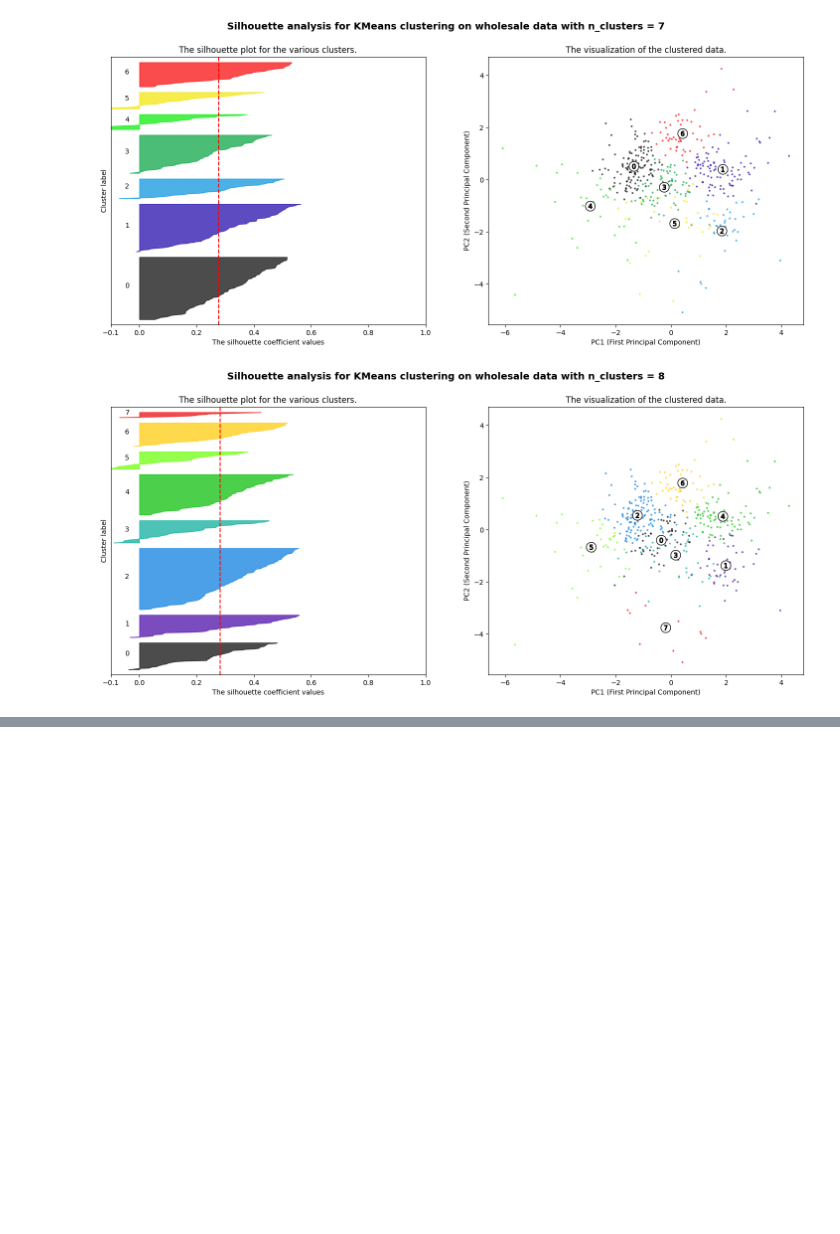
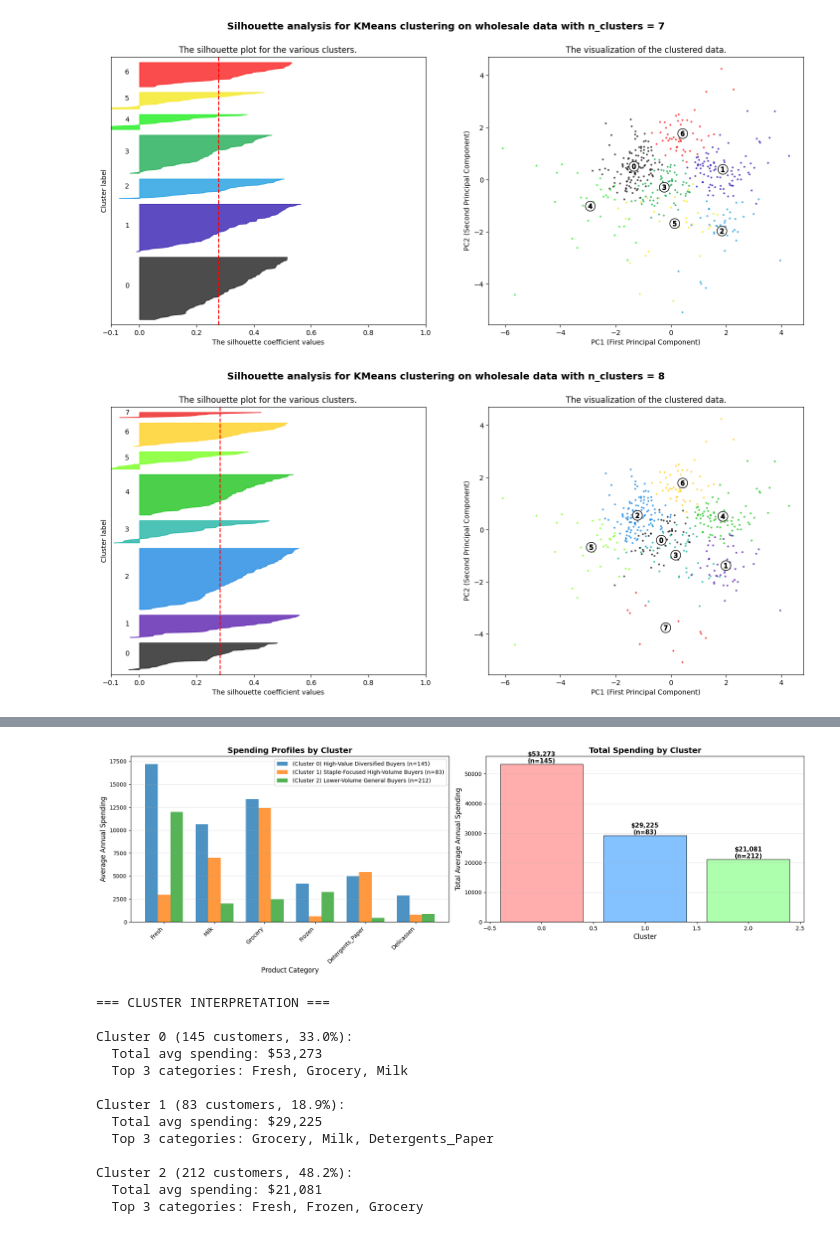
Before and after one commit to EsserMishelle/customer-spending-segmentation, a Jupyter notebook: 4_Cluster_Interpretation.ipynb, the cells around one changed output, grey strips where cells are left out. Drawn from its saved outputs; the diff is of its cells as text; code cells hidden in the pictures; blank space fills up the shorter version.

```diff
--- a/4_Cluster_Interpretation.ipynb
+++ b/4_Cluster_Interpretation.ipynb
@@ -199,0 +190,80 @@ dtype: int64
+# %%
+import matplotlib.pyplot as plt
+import numpy as np
+
+cluster_names = {
+    0: 'High-Value Diversified Buyers',
+    1: 'Staple-Focused High-Volume Buyers',
+    2: 'Lower-Volume General Buyers'
+}
+
+# Calculate averages
+cluster_summary = df.groupby('Cluster')[spend_cols].mean()
+cluster_sizes = df['Cluster'].value_counts().sort_index()
+
+# Create figure
+fig, (ax1, ax2) = plt.subplots(1, 2, figsize=(18, 6))
+
+# Left: Spending by category
+x = np.arange(len(spend_cols))
+width = 0.25
+
+for i, cluster in enumerate(cluster_summary.index):
+    offset = width * (i - 1)
+    ax1.bar(x + offset, cluster_summary.loc[cluster], width,
+            label=f'(Cluster {cluster}) {cluster_names[cluster]} (n={cluster_sizes[cluster]})', alpha=0.8)
+
+ax1.set_xlabel('Product Category', fontsize=12)
+ax1.set_ylabel('Average Annual Spending', fontsize=12)
+ax1.set_title('Spending Profiles by Cluster', fontsize=14, fontweight='bold')
+ax1.set_xticks(x)
+ax1.set_xticklabels(spend_cols, rotation=45, ha='right')
+ax1.legend()
+ax1.grid(alpha=0.3, axis='y')
+
+
+
+# Right: Total spending comparison
+totals = cluster_summary.sum(axis=1)
+colors = ['#ff9999', '#66b3ff', '#99ff99']
+bars = ax2.bar(cluster_summary.index, totals, color=colors, alpha=0.8, edgecolor='black')
+
+# Add value labels on bars
+for bar, size in zip(bars, cluster_sizes):
+    height = bar.get_height()
+    ax2.text(bar.get_x() + bar.get_width()/2., height,
+            f'${height:,.0f}\n(n={size})',
+            ha='center', va='bottom', fontsize=11, fontweight='bold')
+
+ax2.set_xlabel('Cluster', fontsize=12)
+ax2.set_ylabel('Total Average Annual Spending', fontsize=12)
+ax2.set_title('Total Spending by Cluster', fontsize=14, fontweight='bold')
+ax2.grid(alpha=0.3, axis='y')
+
+plt.tight_layout()
+plt.show()
+
+# Print clear interpretation
+print("\n=== CLUSTER INTERPRETATION ===")
+for cluster in sorted(df['Cluster'].unique()):
+    cluster_data = df[df['Cluster'] == cluster]
+    avg_spend = cluster_data[spend_cols].mean()
+
+    print(f"\nCluster {cluster} ({len(cluster_data)} customers, {len(cluster_data)/len(df)*100:.1f}%):")
+    print(f"  Total avg spending: ${avg_spend.sum():,.0f}")
+    print(f"  Top 3 categories: {', '.join(avg_spend.nlargest(3).index.tolist())}")
+# %% [output]
+[figure, added]
+=== CLUSTER INTERPRETATION ===
+
+Cluster 0 (145 customers, 33.0%):
+  Total avg spending: $53,273
+  Top 3 categories: Fresh, Grocery, Milk
+
+Cluster 1 (83 customers, 18.9%):
+  Total avg spending: $29,225
+  Top 3 categories: Grocery, Milk, Detergents_Paper
+
+Cluster 2 (212 customers, 48.2%):
+  Total avg spending: $21,081
+  Top 3 categories: Fresh, Frozen, Grocery
```
Also changed, not shown: parts of 28 cells of this notebook.
